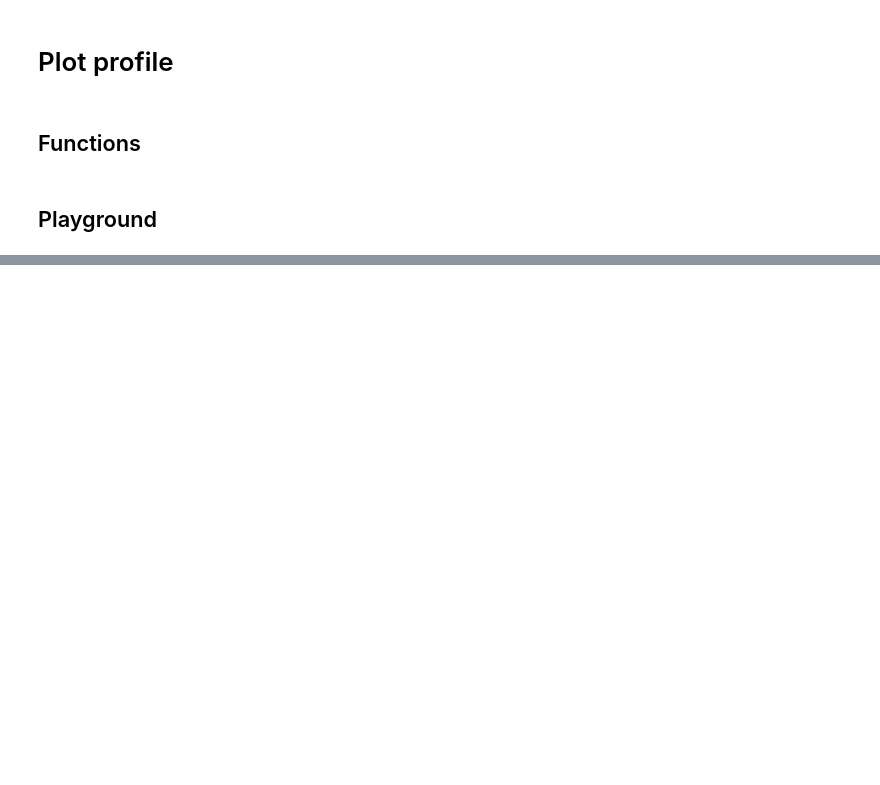
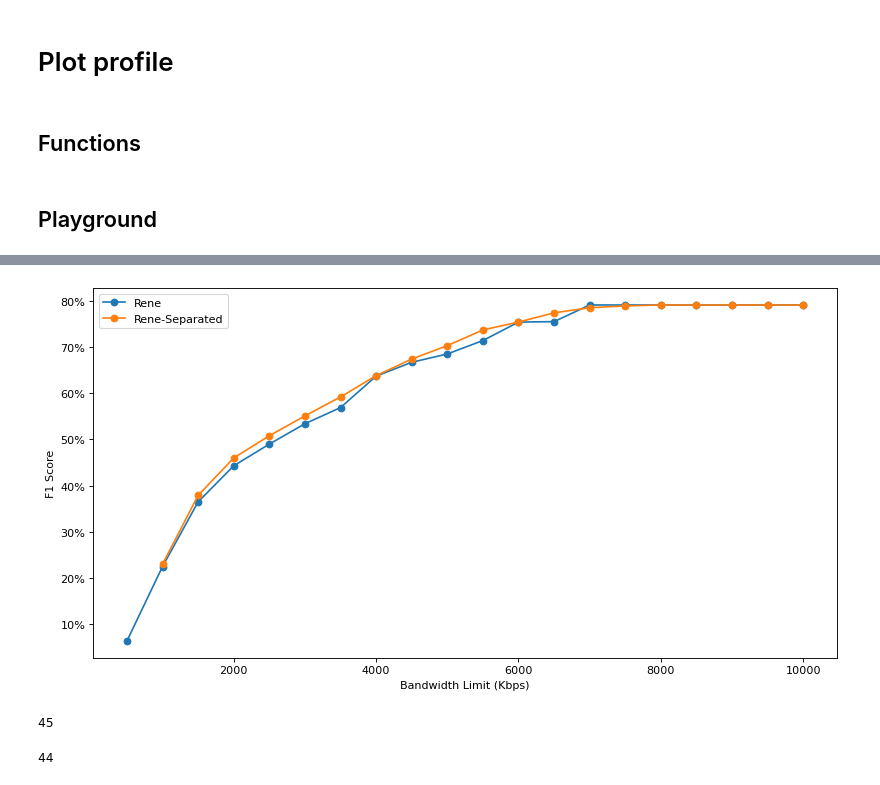
Before and after one commit to zharfanf/dds-zharfanf, a Jupyter notebook: workspace/plotter.ipynb, the cells around one changed output, grey strips where cells are left out. Cells and saved outputs as stored; diff of their text form; code cells hidden in the pictures; blank space fills up the shorter version.

Commit message:
add bandwidth limit support

```diff
--- a/workspace/plotter.ipynb
+++ b/workspace/plotter.ipynb
@@ -9,5 +9 @@ import matplotlib.ticker as mtick
-# %%
-stats_path = 'results_archive/01-02-3-rene-25-2/stats'
-duration = 1
-fluctuation_threshold = 0
 # %%
@@ -58,0 +39,5 @@ bandwidth_f1_remove_fluc
+# %%
+profile_rene_adaptive = extract_profile("stats",
+                                4, 0, "emulation-adaptive")
+profile_rene_adaptive_separated = extract_profile("stats",
+                                4, 0, "emulation-adaptive-separated")
@@ -79,17 +84,17 @@ def F1_Bandwidth_plot(bandwidth_f1):
 
     plt.legend()
 # %%
-def F1_Bandwidth_plot_compare(bandwidth_f1_1, label1, bandwidth_f1_2, label2):
+def F1_Bandwidth_limit_plot_compare(bandwidth_f1_1, label1, bandwidth_f1_2, label2):
     # set figure size
     plt.figure(figsize=(12,6), dpi=80)
 
-    plt.xlabel('Bandwidth (kbps)')
+    plt.xlabel('Bandwidth Limit (Kbps)')
     plt.ylabel('F1 Score')
 
-    plt1 = plt.plot(bandwidth_f1_1['bandwidth'], bandwidth_f1_1['F1'],
+    plt1 = plt.plot(bandwidth_f1_1['bandwidth-limit'], bandwidth_f1_1['F1'],
     'o-',
     label = label1,)
-    plt1 = plt.plot(bandwidth_f1_1['bandwidth'], bandwidth_f1_1['F1'],
+    plt2 = plt.plot(bandwidth_f1_2['bandwidth-limit'], bandwidth_f1_2['F1'],
     'o-',
     label = label2,)
 
@@ -106,0 +109,13 @@ def F1_Bandwidth_plot_compare(bandwidth_f1_1, label1, bandwidth_f1_2, label2):
+# %%
+F1_Bandwidth_limit_plot_compare(profile_rene_adaptive, "Rene", profile_rene_adaptive_separated, "Rene-Separated")
+# %% [output]
+[figure, added]
+# %%
+len(profile_rene.index)
+# %% [output]
+45
+# %%
+len(profile_rene_adaptive.index)
+# profile_rene_adaptive
+# %% [output]
+44
```
Also changed, not shown: parts of 6 cells of this notebook, 5 other files.
